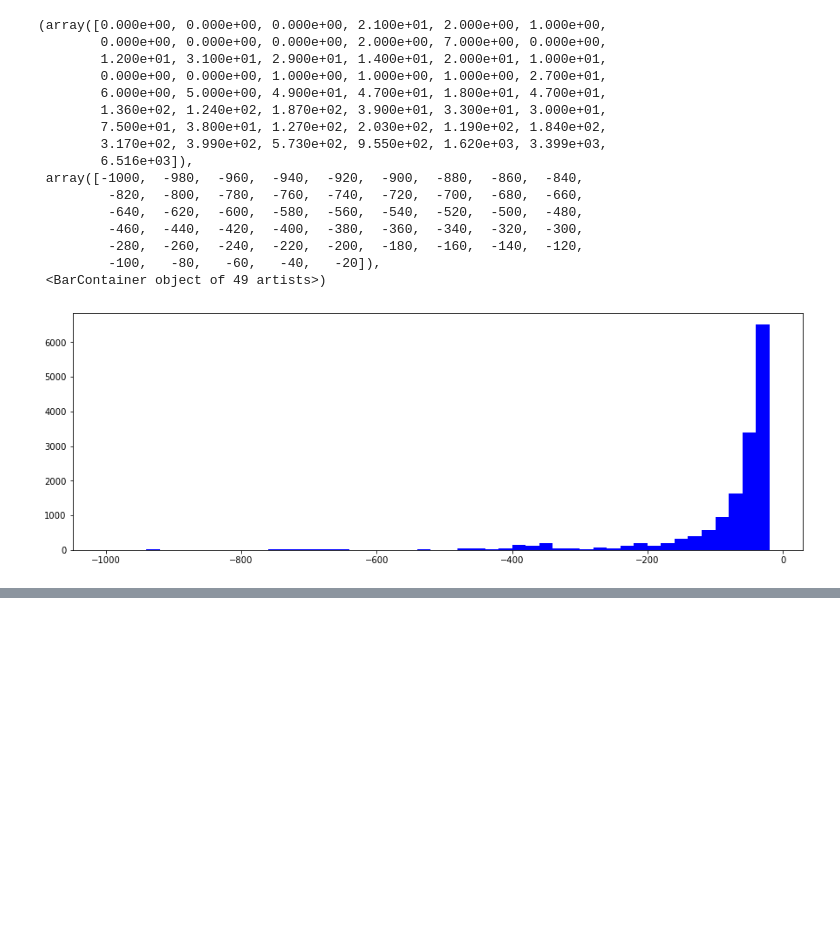
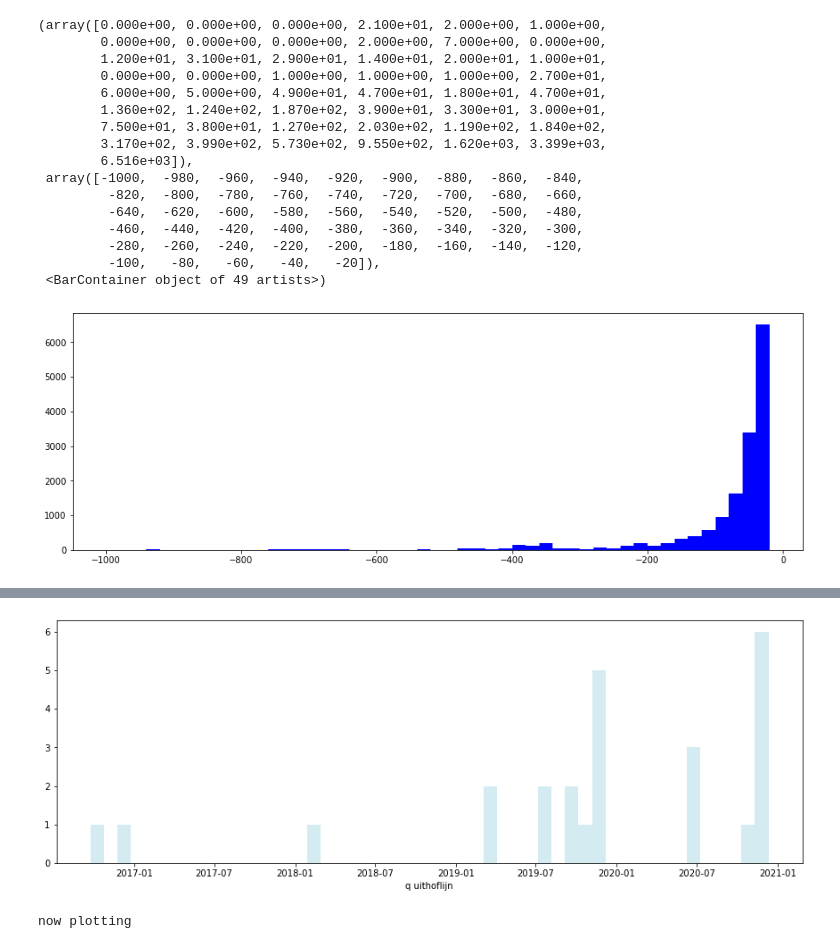
Before and after one commit to tmschoegje/timeline, a Jupyter notebook: Approach 2.ipynb, the cells around one changed output, grey strips where cells are left out. Drawn from its saved outputs; the diff is of its cells as text; code cells hidden in the pictures; blank space fills up the shorter version.

```diff
--- a/Approach 2.ipynb
+++ b/Approach 2.ipynb
@@ -655,0 +1322,78 @@ now plotting
+# %%
+def getDate3(did):
+    d = ''
+    if did in entriesInformation:
+        d = entriesInformation[d]
+    elif did in documentsInformation:
+        d = documentsInformation[did]
+    elif did in listdocumentsInformation:
+        d = listdocumentsInformation[did]
+    else:
+        print(did)
+        error
+
+
+
+    if d['origin type'] == 'entry':
+        if 'Ontvangstdatum' in entriesInformation[d['origin id']]:
+            curdate = entriesInformation[d['origin id']]['Ontvangstdatum']
+        elif 'Datum' in entriesInformation[d['origin id']]:
+            curdate = entriesInformation[d['origin id']]['Datum']
+        elif 'Datum invoer' in entriesInformation[d['origin id']]:
+            curdate = entriesInformation[d['origin id']]['Datum invoer']
+        else:
+            print(entriesInformation[d[0]['origin id']])
+            anchor
+    else: #case item document
+        curdate = meetingsInformation[itemsInformation[documentsInformation[d['document id']]['origin id']]['origin id']]['meetingdate'] #date of id
+    if curdate == None:
+        return None
+#        print(entriesInformation[d['origin id']])
+    return parser.parse(curdate)
+
+uithofnames = []
+uithofids = []
+uithoftypes = []
+
+uithofdates = []
+
+for i, d in enumerate(displaynames):
+    if 'samen stad maken' in d.lower():
+        uithofnames.append(displaynames[i])
+        uithofids.append(displayids[i])
+        uithoftypes.append(displaytypes[i])
+
+        uithofdates.append(getDate3(displayids[i]))
+
+        if 'historie' in d.lower():
+            print(d)
+            print(displayids[i])
+
+print(len(uithofnames))
+
+print('now plotting')
+#ig, ax = plt.subplots(1,1)
+plt.rcParams['figure.figsize'] = [15, 5]
+plt.hist(uithofdates, bins=50, color='lightblue', alpha=0.5)
+plt.xlabel('q uithoflijn')
+plt.show()
+
+#extract dates from besluithistorie
+historyid = '009fd1d9-dc31-4086-8132-18c568b0db61'#'f1933aa3-b72f-4879-be41-48cea4899869'
+
+
+#with open(extracts_dir + historyid) as json_file:
+#    h = json.load(json_file)
+    #uploaddate = norm(meetingsInformation[itemsInformation[documentsInformation[historyid]['origin id']]['origin id']]['meetingdate'])
+    #for d in h[historyid]['dates']:
+
+
+data['histories'][historyid]
+
+print('now plotting')
+#ig, ax = plt.subplots(1,1)
+plt.rcParams['figure.figsize'] = [15, 5]
+plt.hist(h[historyid]['dates'], bins=50, color='lightblue', alpha=0.5)
+plt.xlabel('besluithistorie uithoflijn')
+plt.show()
+# %% [output]
@@ -655,0 +1402,2 @@ now plotting
+[figure, added]
+now plotting
```
Also changed, not shown: parts of 22 cells of this notebook, 4 other files.
